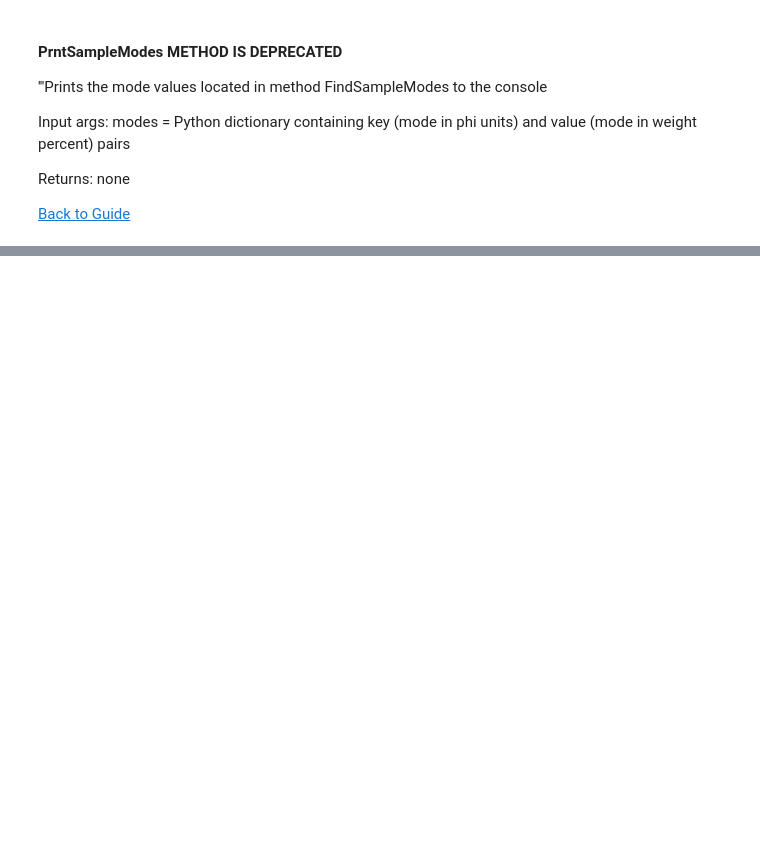
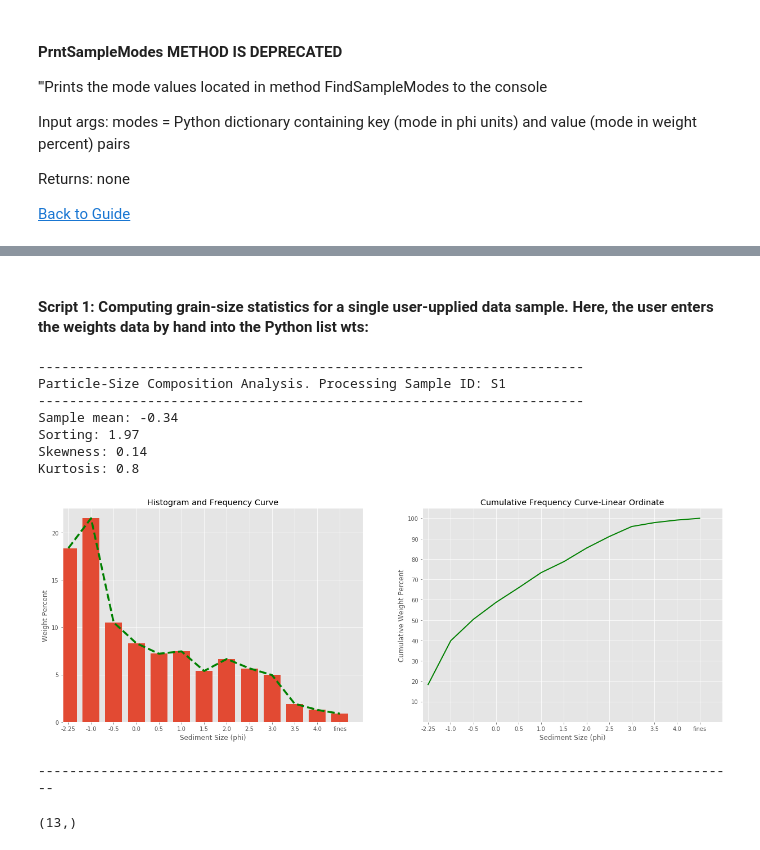
Before and after one commit to pjparis/pySSAS-python-Sediment-Size-Analysis-by-Sieve, a Jupyter notebook: SedimentSizeAnalysisbySieveNotebook.ipynb, the cells around one changed output, grey strips where cells are left out. Drawn from its saved outputs; the diff is of its cells as text; code cells hidden in the pictures; blank space fills up the shorter version.

Commit message:
Data input requirements simplified, convenience removed,simplified constructor

```diff
--- a/SedimentSizeAnalysisbySieveNotebook.ipynb
+++ b/SedimentSizeAnalysisbySieveNotebook.ipynb
@@ -987,0 +883,55 @@ print('Fin!')
+# %% [markdown]
+#### Script 1: Computing grain-size statistics for a single user-upplied data sample. Here, the user enters the weights data by hand into the Python list wts:
+# %%
+import pandas as pd      # you note that I import pandas in each cell in this notebook. You don't actually have to
+                         # to do this each time. You only need import the library once, usually at or near the top
+                         # of your script/notebook.
+import numpy as np
+import sys
+sys.path.append('./')
+import SedSASClass
+
+## user-supplied data set in form of Python list (entered by hand)
+wts=np.array( [5.94, 6.96, 3.4, 2.69 ,2.33 ,2.41 , 1.74 ,2.15 ,1.83 , 1.6 ,0.62 ,0.41 ,0.28 ] )
+
+screens=[-2.25,-1.0,-0.5,0.0,0.5,1.0,1.5,2.0,2.5,3.0,3.5,4.0,5.0]
+cols=['phi_n225','phi_n1','phi_n05','phi_00','phi_05',
+      'phi_10','phi_15','phi_20','phi_25','phi_30','phi_35','phi_40','dryfines']
+ID = 'S1'            # user-supplied id
+
+### create a new dataframe with the user entered data:
+### note here we want an array of data that is 1 row and 13, columns in shape as input to df
+### but when you create the array it has 13 rows. You need then to reshape to make it 13 rows
+### and 1 column, then transpose the array to make it 1 row and 13 columns which is good for
+### inout to pd.DataFrame()
+df=pd.DataFrame( wts.reshape(13,1).T, columns=cols )
+
+## create a class instance:
+ssc = SedSASClass.SedSAS(ID, df, screens )
+gs = ssc.ComputeFWLogarithmicGraphicStats()    # call function to compute Folk and Ward "graphic" statistics
+
+### The statistics generating functions in SedSAS return a Python tuple with the contents identified as:
+## gs[0] the mean; gs[1] sorting;  gs[2] skewness; and gs[3] kurtosis  (in this instance in phi units)
+print('Sample mean:', round(gs[0],2))
+print('Sorting:', round(gs[1],2))
+print('Skewness:', round(gs[2],2))
+print('Kurtosis:', round(gs[3],2))
+
+### Create PDF (histogram) and CDF plots for the sample:
+ssc.PLOTDualSampleWeightPercents()
+# %% [output]
+----------------------------------------------------------------------
+Particle-Size Composition Analysis. Processing Sample ID: S1
+----------------------------------------------------------------------
+Sample mean: -0.34
+Sorting: 1.97
+Skewness: 0.14
+Kurtosis: 0.8
+[figure, added]
+------------------------------------------------------------------------------------------
+# %%
+wts=np.array( [5.94, 6.96, 3.4, 2.69 ,2.33 ,2.41 , 1.74 ,2.15 ,1.83 , 1.6 ,0.62 ,0.41 ,0.28 ] )
+
+wts.shape
+# %% [output]
+(13,)
```
Also changed, not shown: parts of 55 cells of this notebook, 15 other files.
